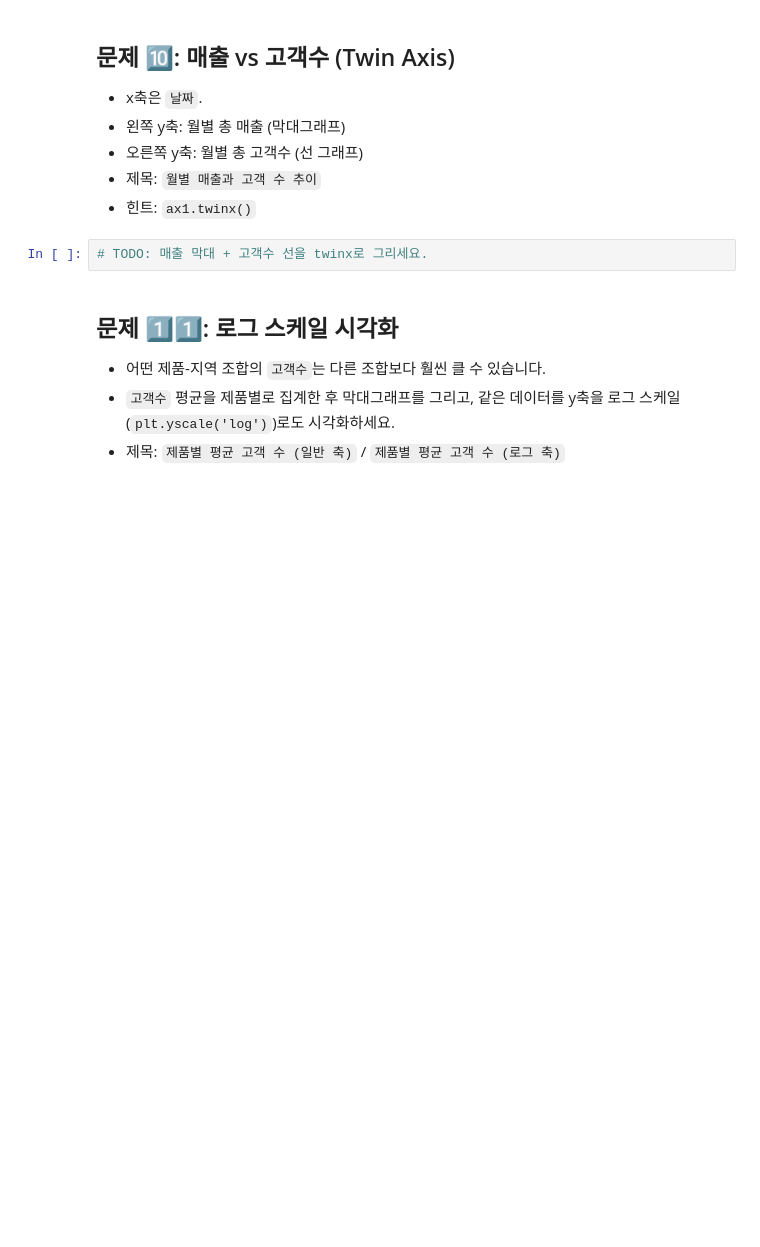
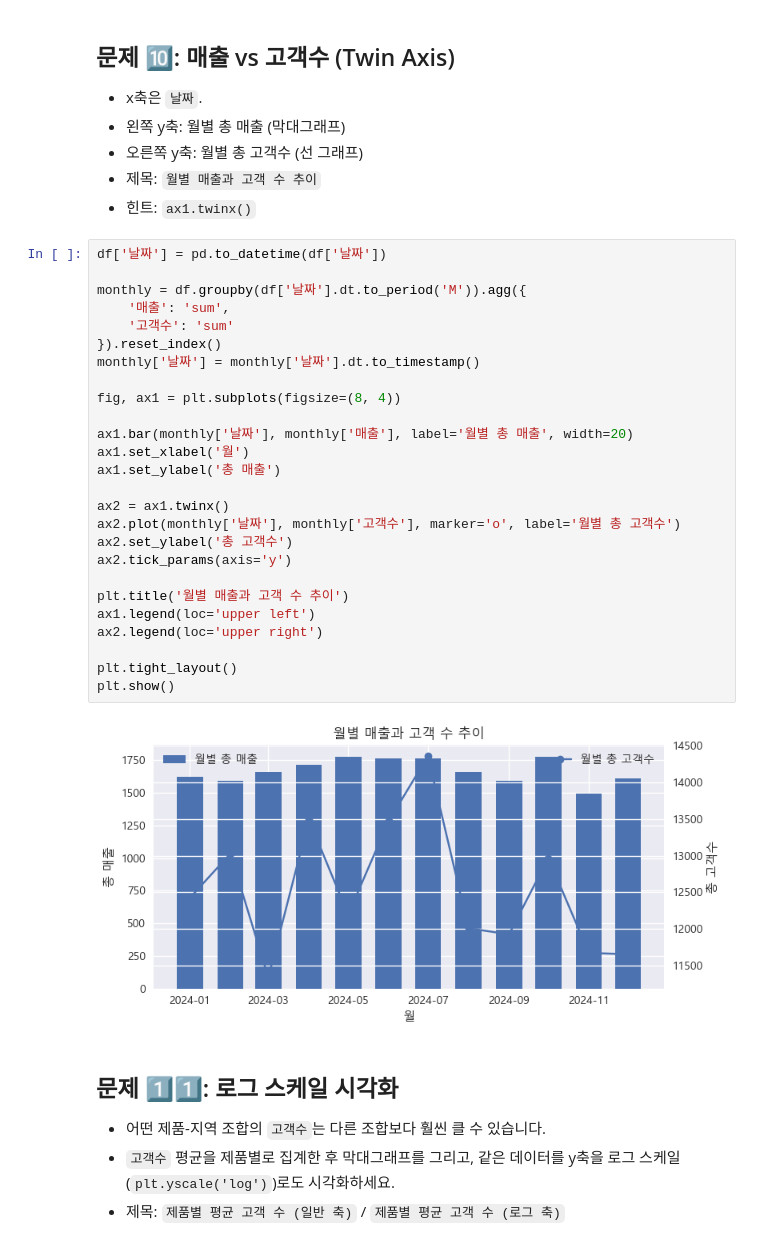
Before and after one commit to hanyomi/fintech3, a Jupyter notebook: 06machine_learning/04_03그래프_실습문제.ipynb, the cells around one changed output. Drawn from its saved outputs; the diff is of its cells as text; blank space fills up the shorter version.

```diff
--- a/06machine_learning/04_03그래프_실습문제.ipynb
+++ b/06machine_learning/04_03그래프_실습문제.ipynb
@@ -185,8 +185,34 @@ plt.show()
 - 오른쪽 y축: 월별 총 고객수 (선 그래프)
 - 제목: `월별 매출과 고객 수 추이`
 - 힌트: `ax1.twinx()`
-# %%
-# TODO: 매출 막대 + 고객수 선을 twinx로 그리세요.
+# %%
+df['날짜'] = pd.to_datetime(df['날짜'])
+
+monthly = df.groupby(df['날짜'].dt.to_period('M')).agg({
+    '매출': 'sum',
+    '고객수': 'sum'
+}).reset_index()
+monthly['날짜'] = monthly['날짜'].dt.to_timestamp()
+
+fig, ax1 = plt.subplots(figsize=(8, 4))
+
+ax1.bar(monthly['날짜'], monthly['매출'], label='월별 총 매출', width=20)
+ax1.set_xlabel('월')
+ax1.set_ylabel('총 매출')
+
+ax2 = ax1.twinx()
+ax2.plot(monthly['날짜'], monthly['고객수'], marker='o', label='월별 총 고객수')
+ax2.set_ylabel('총 고객수')
+ax2.tick_params(axis='y')
+
+plt.title('월별 매출과 고객 수 추이')
+ax1.legend(loc='upper left')
+ax2.legend(loc='upper right')
+
+plt.tight_layout()
+plt.show()
+# %% [output]
+[figure, added]
 # %% [markdown]
 ## 문제 1️⃣1️⃣: 로그 스케일 시각화
 
```
Also changed, not shown: parts of 4 cells of this notebook, 5 other files.
